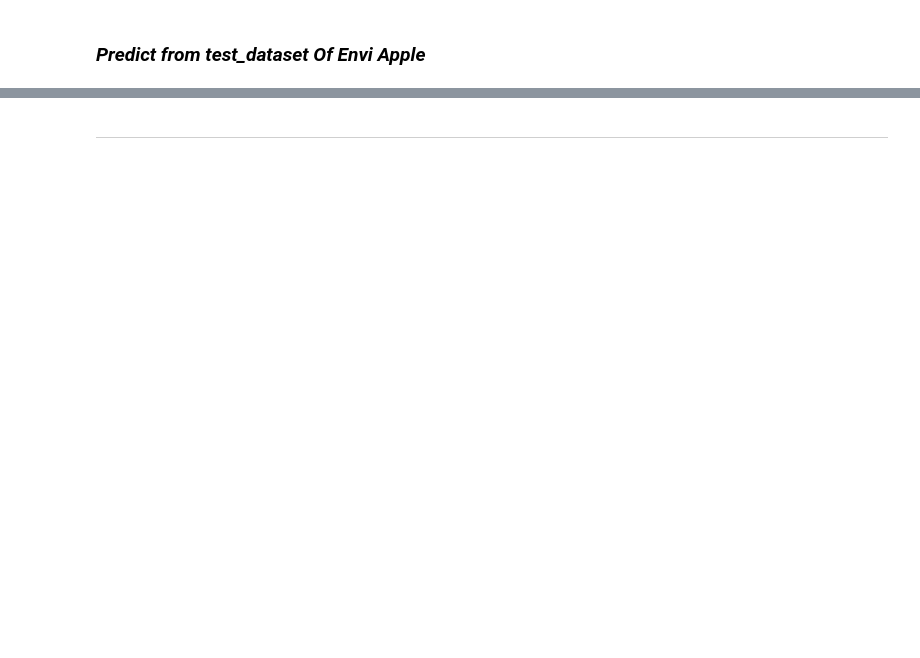
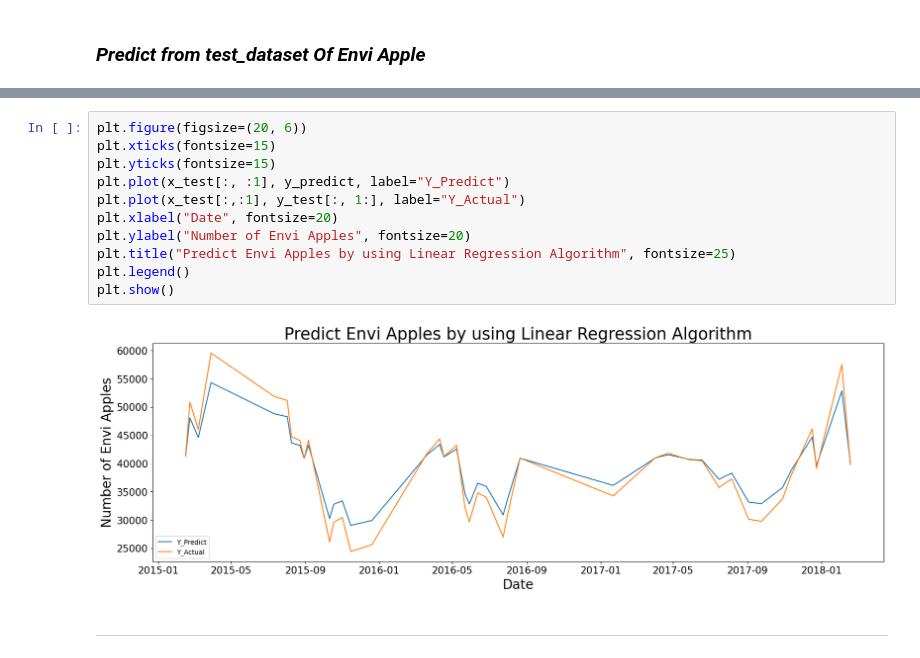
Before and after one commit to OatKID/RegressionMiniProject, a Jupyter notebook: algorithm/Envi/1_predict_1/linear_regression.ipynb, the cells around one changed output, grey strips where cells are left out. Saved outputs shown, nothing was run; the diff lists cells and outputs as text; blank space fills up the shorter version.

```diff
--- a/algorithm/Envi/1_predict_1/linear_regression.ipynb
+++ b/algorithm/Envi/1_predict_1/linear_regression.ipynb
@@ -145,2 +145,15 @@ The R2 score: 0.6902184885014051
+# %%
+plt.figure(figsize=(20, 6))
+plt.xticks(fontsize=15)
+plt.yticks(fontsize=15)
+plt.plot(x_test[:, :1], y_predict, label="Y_Predict")
+plt.plot(x_test[:,:1], y_test[:, 1:], label="Y_Actual")
+plt.xlabel("Date", fontsize=20)
+plt.ylabel("Number of Envi Apples", fontsize=20)
+plt.title("Predict Envi Apples by using Linear Regression Algorithm", fontsize=25)
+plt.legend()
+plt.show()
+# %% [output]
+[figure, added]
 # %% [markdown]
 ---
```
Also changed, not shown: parts of 6 cells of this notebook, 1 other file.
